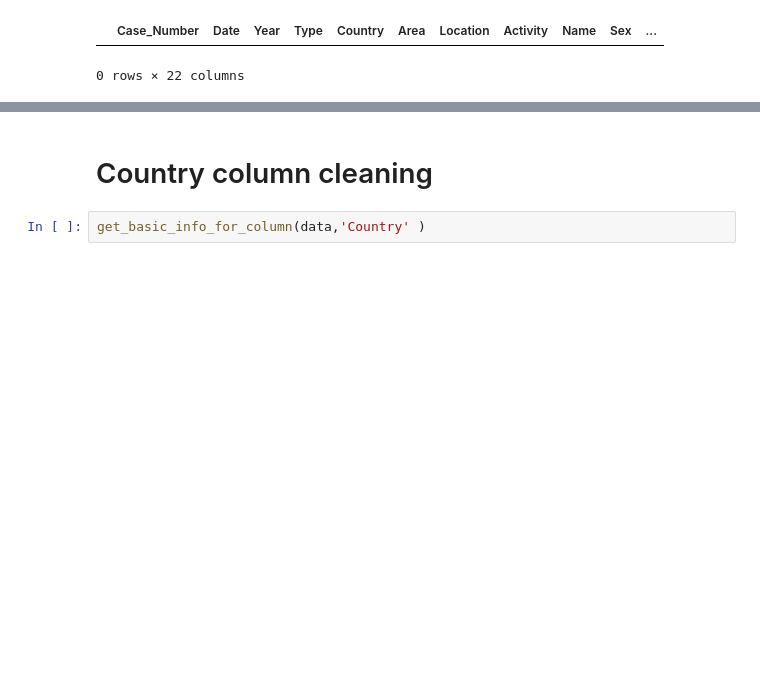
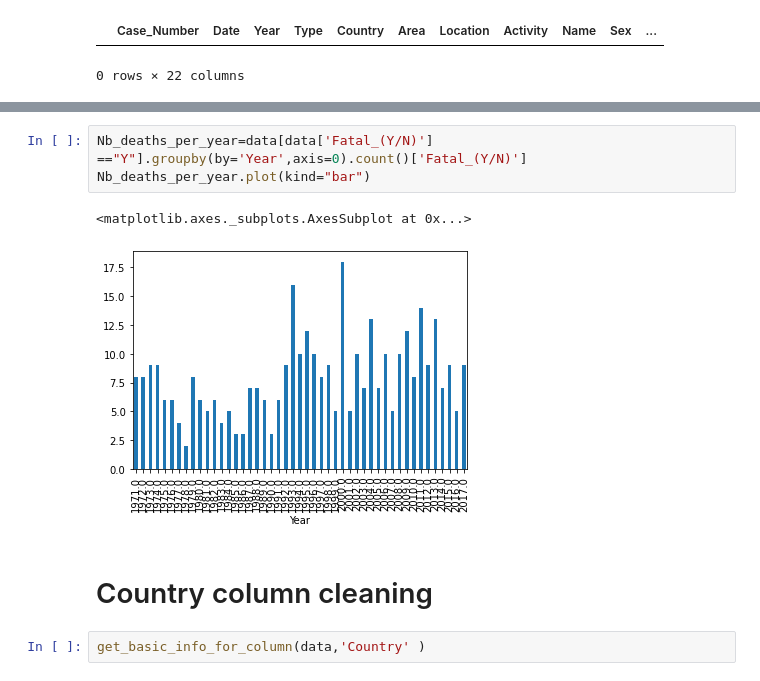
Before and after one commit to srosamont/Projects_Ironhack, a Jupyter notebook: Shark_lab2.ipynb, the cells around one changed output, grey strips where cells are left out. Saved outputs shown, nothing was run; the diff lists cells and outputs as text; blank space fills up the shorter version.

```diff
--- a/Shark_lab2.ipynb
+++ b/Shark_lab2.ipynb
@@ -676,3 +780,9 @@ Nb_attacks_per_year.plot()
+# %%
+Nb_deaths_per_year=data[data['Fatal_(Y/N)'] =="Y"].groupby(by='Year',axis=0).count()['Fatal_(Y/N)']
+Nb_deaths_per_year.plot(kind="bar")
+# %% [output]
+<matplotlib.axes._subplots.AxesSubplot at 0x...>
+[figure, added]
 # %% [markdown]
 # Country column cleaning
 # %%
```
Also changed, not shown: parts of 15 cells of this notebook.
